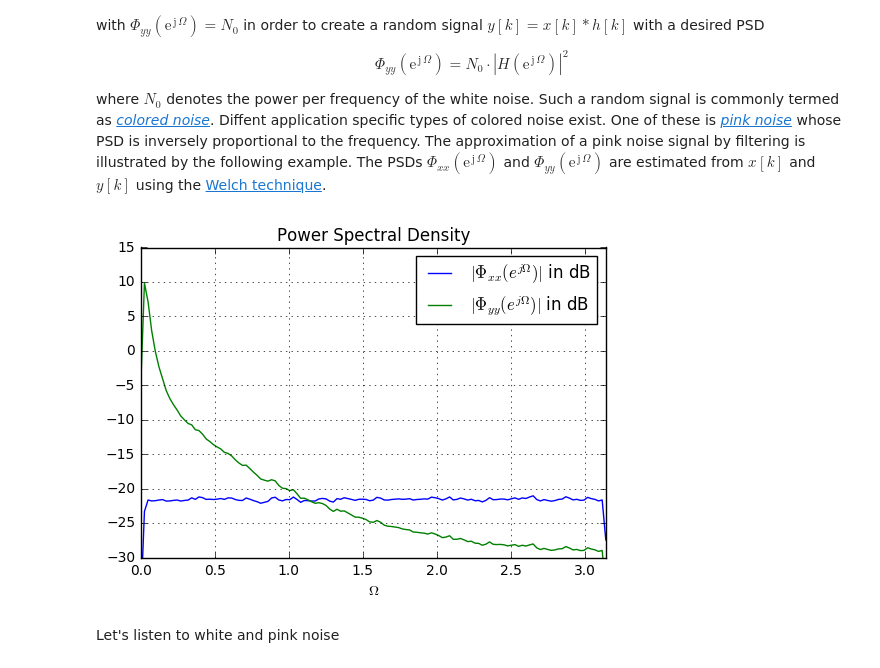
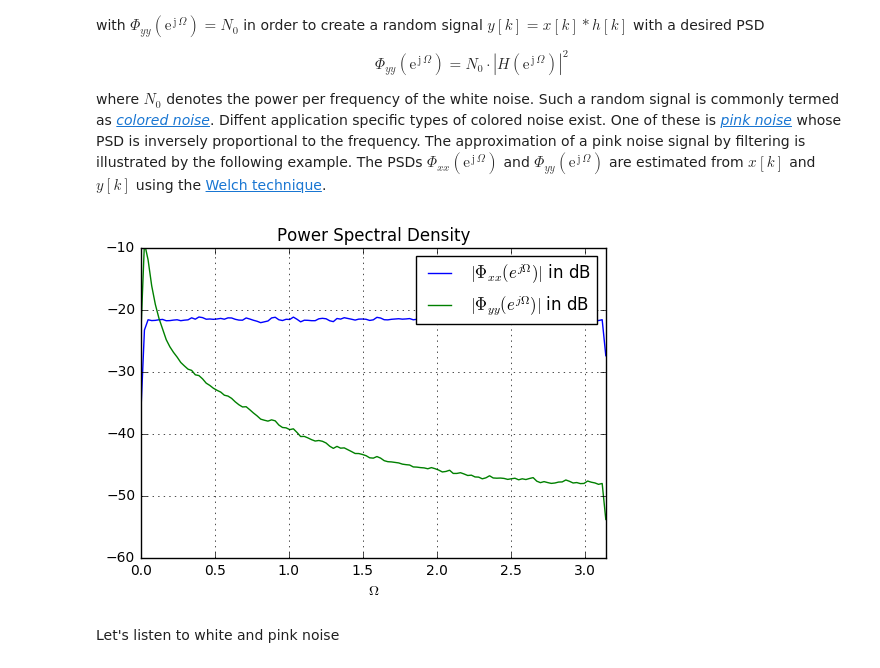
Before and after one commit to spatialaudio/digital-signal-processing-lecture, a Jupyter notebook: random_signals_LTI_systems/power_spectral_densities.ipynb, the cells around one changed output. Drawn from its saved outputs; the diff is of its cells as text; code cells hidden in the pictures.

```diff
--- a/random_signals_LTI_systems/power_spectral_densities.ipynb
+++ b/random_signals_LTI_systems/power_spectral_densities.ipynb
@@ -32,35 +32,35 @@ where $N_0$ denotes the power per frequency of the white noise. Such a random si
 # %%
 %matplotlib inline
 import numpy as np
 import matplotlib.pyplot as plt
 import scipy.signal as sig
 
 fs = 44100
 N = 5*fs
 
 # generate uniformly distributed white noise
 np.random.seed(1)
 x = np.random.uniform(size=N) - .5
 # filter white noise to yield pink noise
 # see http://www.firstpr.com.au/dsp/pink-noise/#Filtering
 a = np.poly([0.99572754, 0.94790649, 0.53567505])  # denominator coefficients
 b = np.poly([0.98443604, 0.83392334, 0.07568359])  # numerator coefficients
-y = sig.lfilter(b, a, x)
+y = 1/3 * sig.lfilter(b, a, x)
 # estimate PSDs using Welch's technique
 f, Pxx = sig.csd(x, x, nperseg = 256)
 f, Pyy = sig.csd(y, y, nperseg = 256)
 
 # PSDs
 Om = f * 2 * np.pi
 plt.plot(Om, 20*np.log10(np.abs(.5*Pxx)), label=r'$| \Phi_{xx}(e^{j \Omega}) |$ in dB')
 plt.plot(Om, 20*np.log10(np.abs(.5*Pyy)), label=r'$| \Phi_{yy}(e^{j \Omega}) |$ in dB')
 plt.title('Power Spectral Density')
 plt.xlabel(r'$\Omega$')
 plt.legend()
-plt.axis([0, np.pi, -30, 15])
+plt.axis([0, np.pi, -60, -10])
 plt.grid()
 # %% [output]
-[figure, old version]
+[figure, new version]
 # %% [markdown]
 Let's listen to white and pink noise
 # %%
```
Also changed, not shown: 1 other file.
